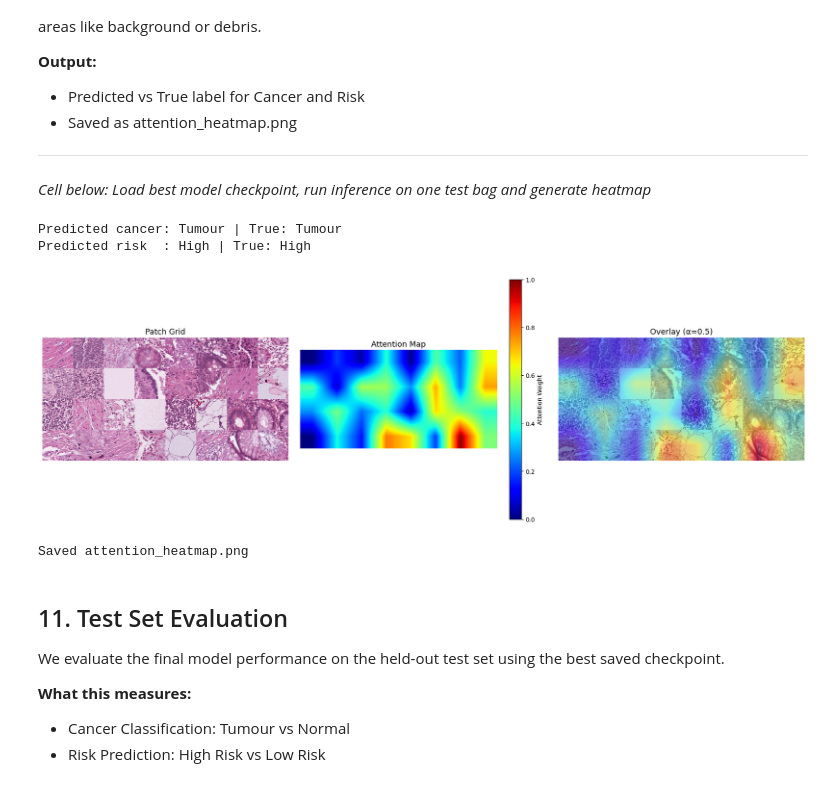
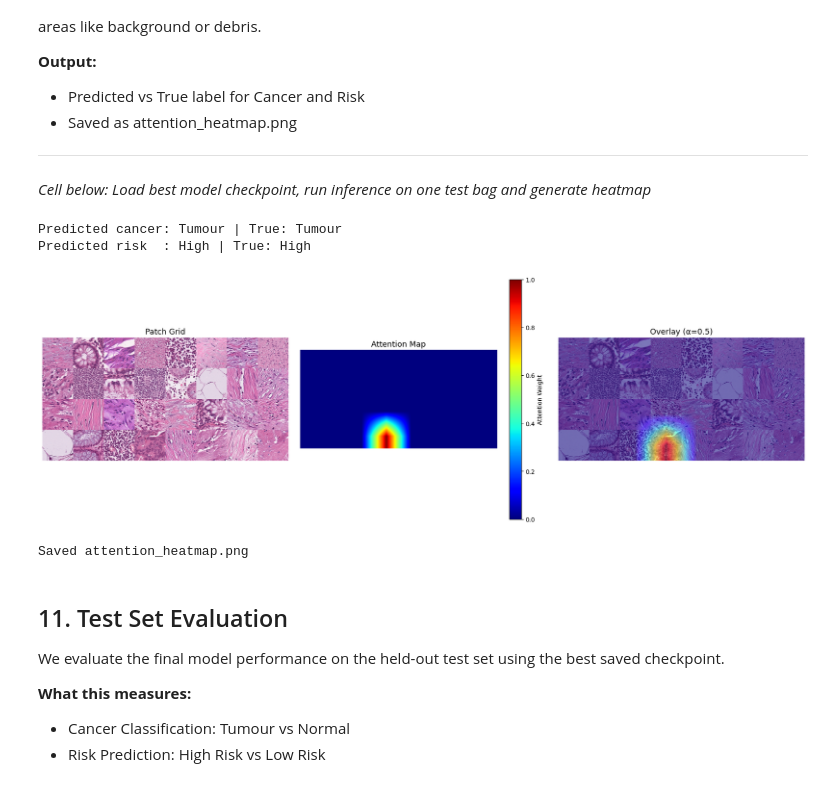
Before and after one commit to ogarmic1landr/mil-histopathology, a Jupyter notebook: mil_training.ipynb, the cells around one changed output. Saved outputs shown, nothing was run; the diff lists cells and outputs as text; code cells hidden in the pictures.

```diff
--- a/mil_training.ipynb
+++ b/mil_training.ipynb
@@ -214,14 +218,6 @@ Note: patches are sampled from a shared pool across splits. This patch-level ove
 *Cell below: Define MILDataset class, create bags and DataLoaders*
 # %%
 # Multiple Instance learning (MIL)
-
-HIGH_TUMOR = {'TUM': 0.35, 'STR': 0.30, 'MUS': 0.10,
-            'NORM': 0.10, 'LYM': 0.10, 'ADI': 0.02,
-            'DEB': 0.02, 'MUC': 0.01, 'BACK': 0.00}
-
-LOW_TUMOR  = {'TUM': 0.05, 'STR': 0.35, 'MUS': 0.20,
-            'NORM': 0.20, 'LYM': 0.10, 'ADI': 0.05,
-            'DEB': 0.03, 'MUC': 0.01, 'BACK': 0.01}
 
 class MILDataset(Dataset):
 
@@ -263,16 +259,16 @@ class MILDataset(Dataset):
 
         print(f'[{split.upper()}] {len(self.bags)} bags | bag_size={bag_size}')
 
+
     def _create_bags(self, num_bags):
         bags = []
+        all_classes = list(CLASS_MAP.keys())
+
         for _ in range(num_bags):
             patch_paths, patch_labels = [], []
-            dist = HIGH_TUMOR if random.random() < 0.4 else LOW_TUMOR
-            classes = list(dist.keys())
-            weights = list(dist.values())
 
             for _ in range(self.bag_size):
-                cls = random.choices(classes, weights=weights, k=1)[0]
+                cls = random.choice(all_classes)
                 if self.class_paths[cls]:
                     p = random.choice(self.class_paths[cls])
                     patch_paths.append(p)
@@ -284,6 +280,7 @@ class MILDataset(Dataset):
 
         random.shuffle(bags)
         return bags
+
     def __len__(self):
         return len(self.bags)
 
@@ -623,7 +622,7 @@ CANCER_WEIGHT = 0.7
 RISK_WEIGHT   = 0.3
 EPOCHS        = 30
 best_val_loss = float('inf')
-CHECKPOINT    = './best_model.pth'
+CHECKPOINT    = './best_model_3000bags.pth'
 
 # AdamW Optimiser
 optimizer = torch.optim.AdamW(
@@ -884,37 +886,36 @@ model.load_state_dict(torch.load(CHECKPOINT, map_location=DEVICE))
 model.eval()
 
 # Get one test bag (raw patches before transform)
-sample_idx = test_dataset.subset.indices[0]
-sample_bag_paths, cancer_lbl, risk_lbl = full_dataset.bags[sample_idx]
+sample_bag_paths, cancer_lbl, risk_lbl = test_dataset.bags[5]
 
 # Load PIL images (for visualisation)
 pil_patches = [Image.open(p).convert('RGB') for p in sample_bag_paths]
 
 # Get transformed tensor for the model
 bag_tensor  = torch.stack([val_transform(img) for img in pil_patches])
 bag_tensor  = bag_tensor.unsqueeze(0).to(DEVICE)
 
 with torch.no_grad():
     c_logits, r_logits, attn_list = model(bag_tensor)
 
 attn_weights = attn_list[0].cpu().numpy()   # (32,)
 
 pred_cancer = c_logits.argmax(1).item()     # 0=Normal, 1=Tumour
 pred_risk   = r_logits.argmax(1).item()     # 0=Low, 1=High
 print(f'Predicted cancer: {"Tumour" if pred_cancer else "Normal"} | '
       f'True: {"Tumour" if cancer_lbl else "Normal"}')
 print(f'Predicted risk  : {"High" if pred_risk else "Low"} | '
       f'True: {"High" if risk_lbl else "Low"}')
 
 # Generate heatmap
 fig = generate_attention_heatmap(pil_patches, attn_weights)
-fig.savefig('attention_heatmap.png', dpi=150, bbox_inches='tight')
+fig.savefig('attention_heatmap_3000bags.png', dpi=150, bbox_inches='tight')
 plt.show()
 print('Saved attention_heatmap.png')
 # %% [output]
 Predicted cancer: Tumour | True: Tumour
 Predicted risk  : High | True: High
-[figure, old version]
+[figure, new version]
 Saved attention_heatmap.png
 # %% [markdown]
 ## 11. Test Set Evaluation
```
Also changed, not shown: parts of 8 cells of this notebook, 14 other files.
